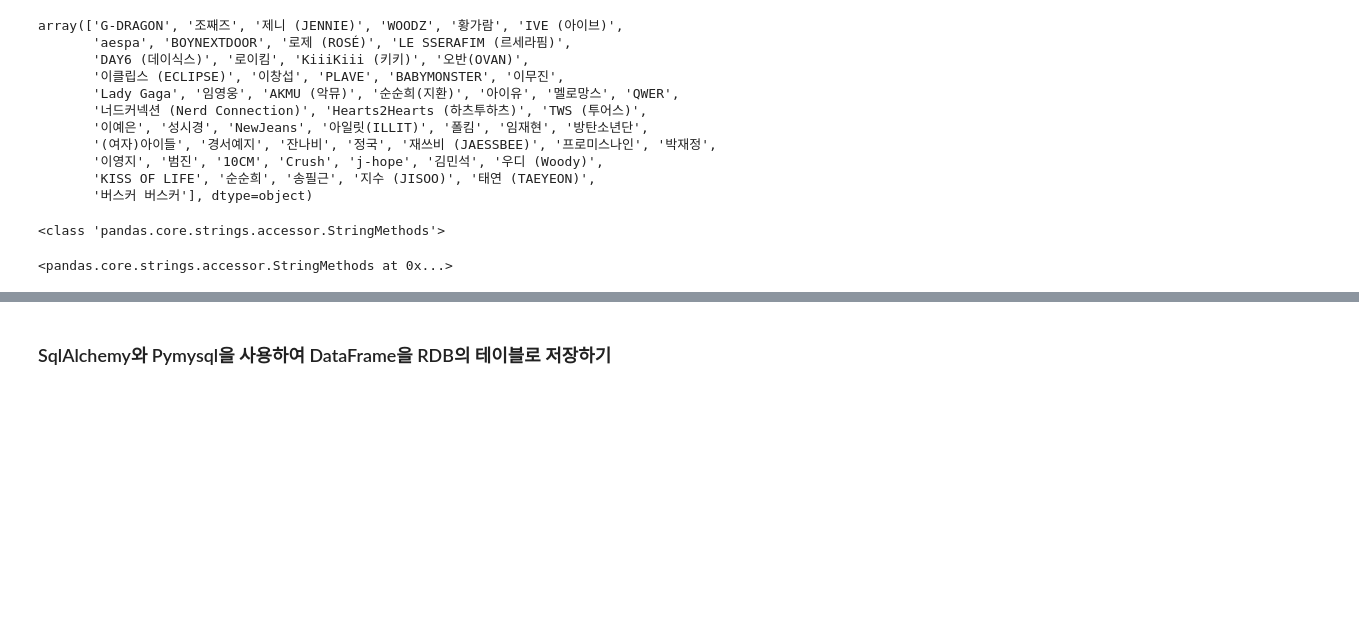
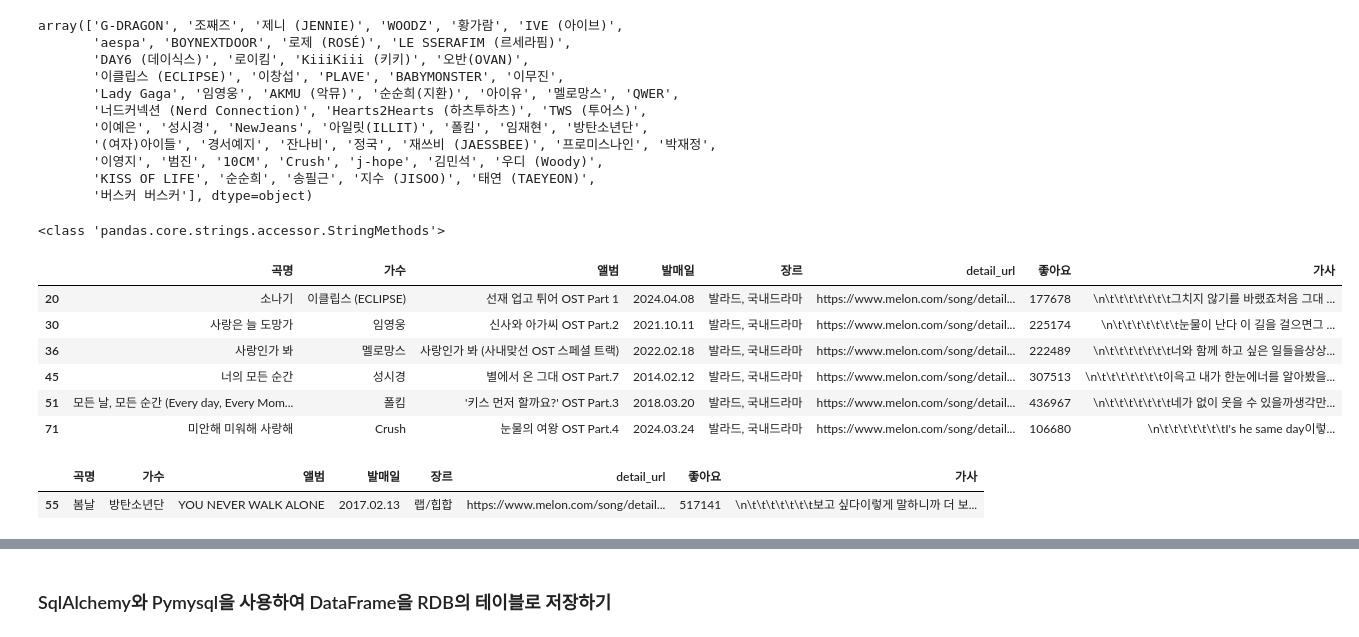
Before and after one commit to ikh0120/python_Webscraping_Analysis, a Jupyter notebook: 04.Melon100차트_데이터파싱_DB저장.ipynb, the cells around one changed output, grey strips where cells are left out. Cells and saved outputs as stored; diff of their text form; code cells hidden in the pictures; blank space fills up the shorter version.

Commit message:
pandas 활용

```diff
--- a/04.Melon100차트_데이터파싱_DB저장.ipynb
+++ b/04.Melon100차트_데이터파싱_DB저장.ipynb
@@ -368,9 +368,31 @@ array(['G-DRAGON', '조째즈', '제니 (JENNIE)', 'WOODZ', '황가람', 'IVE (
        '버스커 버스커'], dtype=object)
 # %%
 #앨범이 OST 인 노래는?
+
 # song_df['앨범'].sample(10) # 아무거나 하나 선택해서 출력 지금은 10개
-print(type(song_df['앨범'].str))
-song_df['앨범'].str
+
+# 문자열 함수를 사용하기 위해 사용
+print(type(song_df['앨범'].str)) # <class 'pandas.core.strings.accessor.StringMethods'>
+
+# 시리즈 함수라 .str로 변환하기
+# song_df['앨범'].str # <pandas.core.strings.accessor.StringMethods at 0x18cbae7d970>
+# song_df['앨범'].str.contains('OST') # 조건식
+
+song_df.loc[song_df['앨범'].str.contains('OST')]
 # %% [output]
 <class 'pandas.core.strings.accessor.StringMethods'>
-<pandas.core.strings.accessor.StringMethods at 0x...>
+|  | 곡명 | 가수 | 앨범 | 발매일 | 장르 | detail_url | 좋아요 | 가사 |
+| 20 | 소나기 | 이클립스 (ECLIPSE) | 선재 업고 튀어 OST Part 1 | 2024.04.08 | 발라드, 국내드라마 | https://www.melon.com/song/detail... | 177678 | \n\t\t\t\t\t\t\t그치지 않기를 바랬죠처음 그대 ... |
+| 30 | 사랑은 늘 도망가 | 임영웅 | 신사와 아가씨 OST Part.2 | 2021.10.11 | 발라드, 국내드라마 | https://www.melon.com/song/detail... | 225174 | \n\t\t\t\t\t\t\t눈물이 난다 이 길을 걸으면그 ... |
+| 36 | 사랑인가 봐 | 멜로망스 | 사랑인가 봐 (사내맞선 OST 스페셜 트랙) | 2022.02.18 | 발라드, 국내드라마 | https://www.melon.com/song/detail... | 222489 | \n\t\t\t\t\t\t\t너와 함께 하고 싶은 일들을상상... |
+| 45 | 너의 모든 순간 | 성시경 | 별에서 온 그대 OST Part.7 | 2014.02.12 | 발라드, 국내드라마 | https://www.melon.com/song/detail... | 307513 | \n\t\t\t\t\t\t\t이윽고 내가 한눈에너를 알아봤을... |
+| 51 | 모든 날, 모든 순간 (Every day, Every Mom... | 폴킴 | '키스 먼저 할까요?' OST Part.3 | 2018.03.20 | 발라드, 국내드라마 | https://www.melon.com/song/detail... | 436967 | \n\t\t\t\t\t\t\t네가 없이 웃을 수 있을까생각만... |
+| 71 | 미안해 미워해 사랑해 | Crush | 눈물의 여왕 OST Part.4 | 2024.03.24 | 발라드, 국내드라마 | https://www.melon.com/song/detail... | 106680 | \n\t\t\t\t\t\t\tI's he same day이렇... |
+# %%
+# 좋아요 건수가 가장 많은 가수는?
+# .max() 활용
+
+song_df.loc[song_df['좋아요'] == song_df['좋아요'].max()]
+# %% [output]
+|  | 곡명 | 가수 | 앨범 | 발매일 | 장르 | detail_url | 좋아요 | 가사 |
+| 55 | 봄날 | 방탄소년단 | YOU NEVER WALK ALONE | 2017.02.13 | 랩/힙합 | https://www.melon.com/song/detail... | 517141 | \n\t\t\t\t\t\t\t보고 싶다이렇게 말하니까 더 보... |
```
Also changed, not shown: parts of 2 cells of this notebook.
